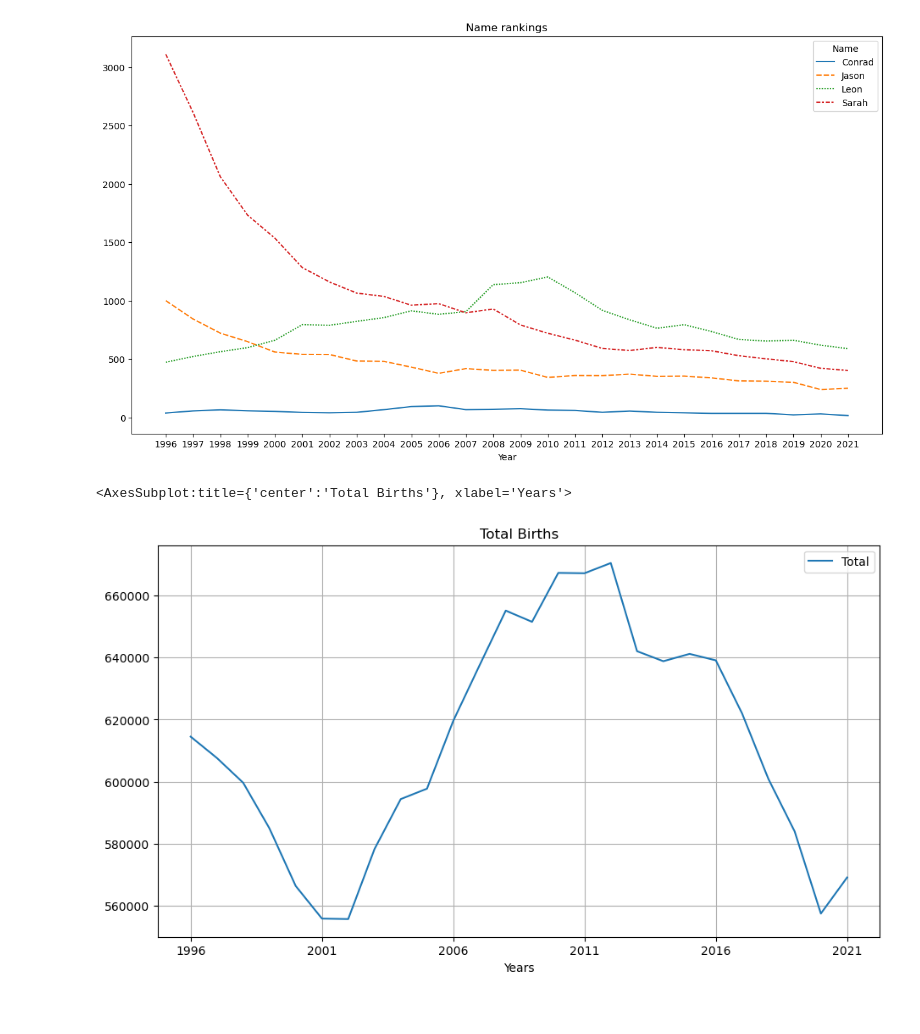
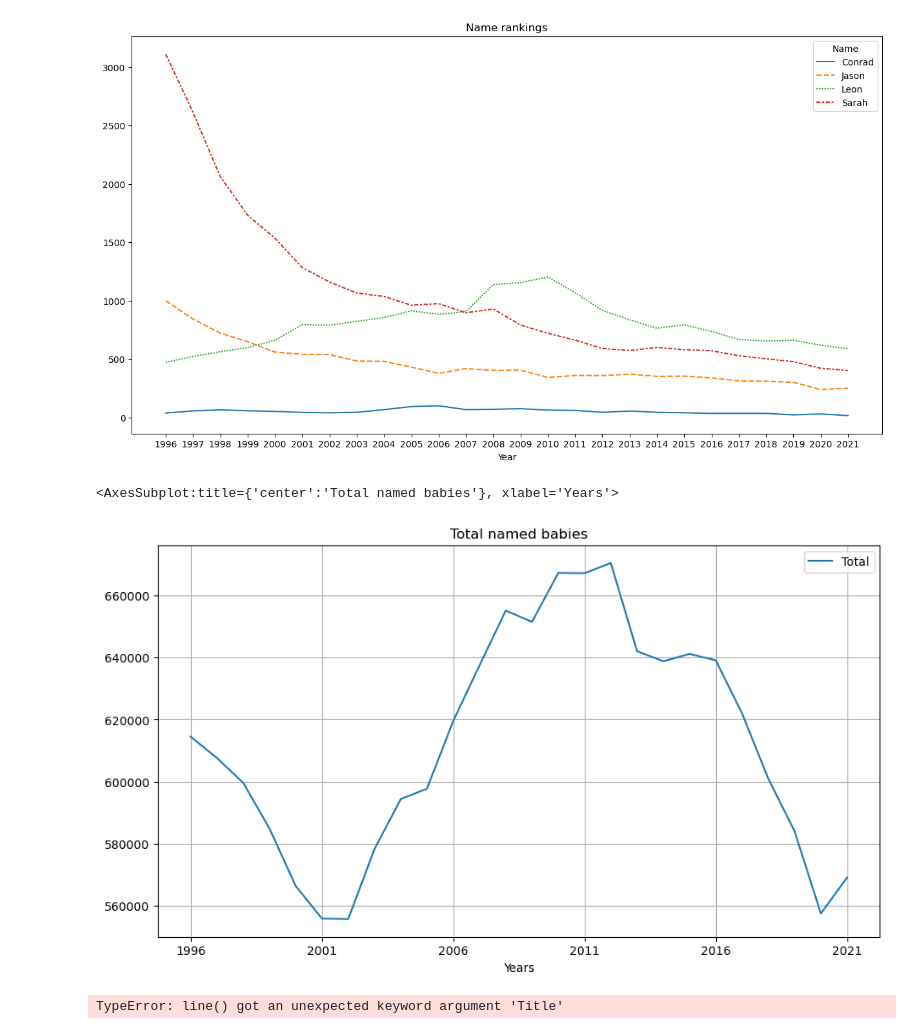
Before and after one commit to JasonMuteham/UK-Royalty-Popularity-Investigation, a Jupyter notebook: Family Name Ranking.ipynb, the cells around one changed output. Saved outputs shown, nothing was run; the diff lists cells and outputs as text; code cells hidden in the pictures.

```diff
--- a/Family Name Ranking.ipynb
+++ b/Family Name Ranking.ipynb
@@ -136,17 +148,19 @@ sns.lineplot(df_family_counts).set(title="Name rankings")
 # %%
 df1_totals = df1.drop(columns=rank_cols).sum()
 df2_totals = df2.drop(columns=rank_cols).sum()
 df1_totals = df1_totals.reset_index()
 df2_totals = df2_totals.reset_index()
 df_totals = pd.concat([df1_totals, df2_totals], axis=0)
 df_totals = df_totals.replace(count_cols,years)
 #df_totals = df1_totals + df2_totals
 df_totals.columns=["Years","Total"]
 df_totals = df_totals.groupby("Years").sum()
 
-df_totals.plot(title="Total Births",figsize=(11,6),grid=True)
+df_totals.plot(title="Total named babies",figsize=(11,6),grid=True)
 # %% [output]
-<AxesSubplot:title={'center':'Total Births'}, xlabel='Years'>
+<AxesSubplot:title={'center':'Total named babies'}, xlabel='Years'>
-[figure, old version]
+[figure, new version]
 # %%
-px.line(df_totals)
+px.line(df_totals, Title = "Babies named")
+# %% [output]
+TypeError: line() got an unexpected keyword argument 'Title'
```
Also changed, not shown: parts of 11 cells of this notebook, 6 other files.
